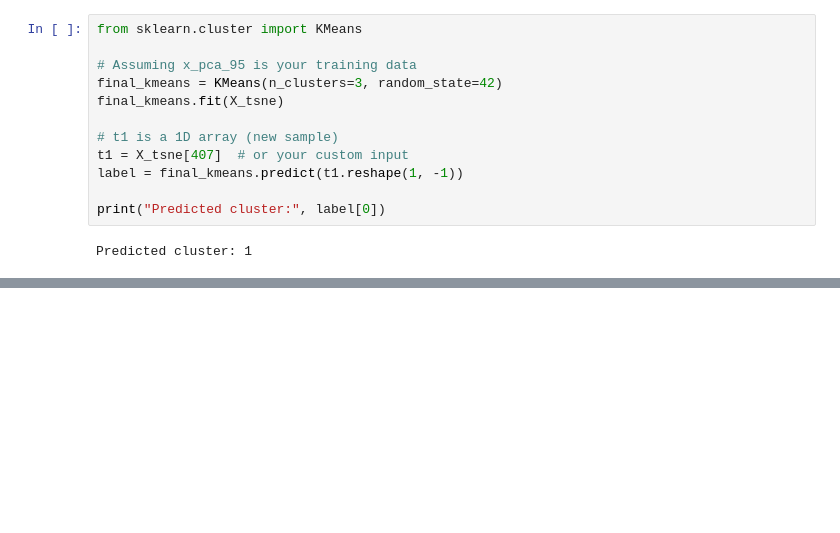
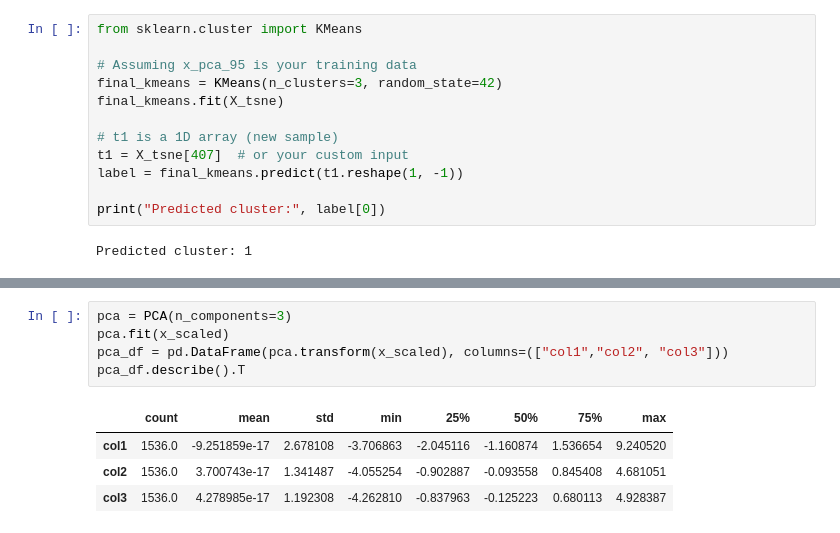
Before and after one commit to rizz045/Know-Your-Customer-Customer-Profiling-and-Segmentation, a Jupyter notebook: Customer Personality Analysis.ipynb, the cells around one changed output, grey strips where cells are left out. Saved outputs shown, nothing was run; the diff lists cells and outputs as text; blank space fills up the shorter version.

```diff
--- a/Customer Personality Analysis.ipynb
+++ b/Customer Personality Analysis.ipynb
@@ -954,0 +991,10 @@ plt.show()
+# %%
+pca = PCA(n_components=3)
+pca.fit(x_scaled)
+pca_df = pd.DataFrame(pca.transform(x_scaled), columns=(["col1","col2", "col3"]))
+pca_df.describe().T
+# %% [output]
+|  | count | mean | std | min | 25% | 50% | 75% | max |
+| col1 | 1536.0 | -9.251859e-17 | 2.678108 | -3.706863 | -2.045116 | -1.160874 | 1.536654 | 9.240520 |
+| col2 | 1536.0 | 3.700743e-17 | 1.341487 | -4.055254 | -0.902887 | -0.093558 | 0.845408 | 4.681051 |
+| col3 | 1536.0 | 4.278985e-17 | 1.192308 | -4.262810 | -0.837963 | -0.125223 | 0.680113 | 4.928387 |
```
Also changed, not shown: parts of 7 cells of this notebook.
